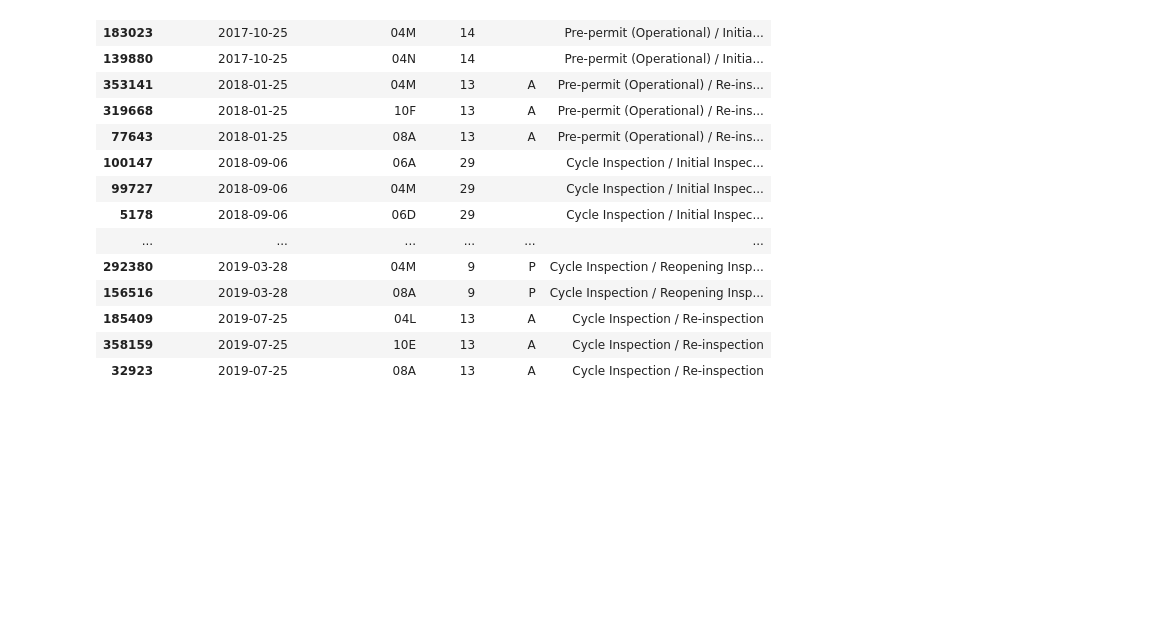
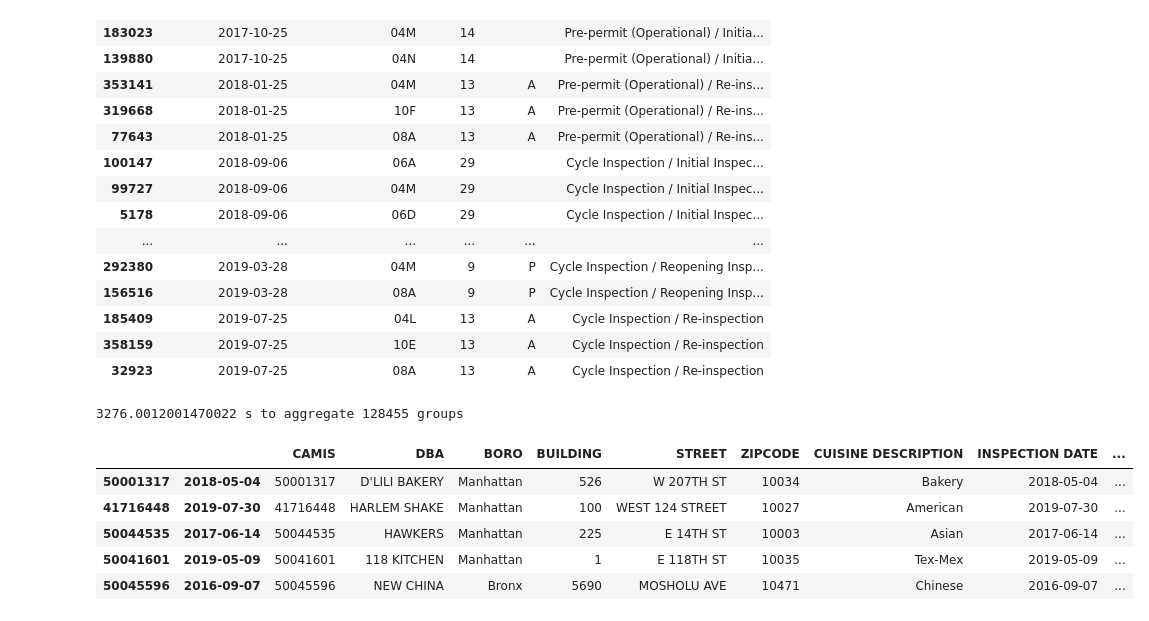
Before and after one commit to VIDA-NYU/openclean-core, a Jupyter notebook: examples/notebooks/NYCRestaurantInspections/NYC Restaurant Inspections - Cleaning.ipynb, the cells around one changed output. Saved outputs shown, nothing was run; the diff lists cells and outputs as text; code cells hidden in the pictures; blank space fills up the shorter version.

Commit message:
aggregate added to notebook

```diff
--- a/examples/notebooks/NYCRestaurantInspections/NYC Restaurant Inspections - Cleaning.ipynb
+++ b/examples/notebooks/NYCRestaurantInspections/NYC Restaurant Inspections - Cleaning.ipynb
@@ -36,7 +36,7 @@ columns=[
     'GRADE',
     'INSPECTION TYPE'
 ]
-ds = ds.select(*columns)
+ds = ds.select(columns)
 # %%
 # During data profiling we decided to
 #
@@ -309,13 +309,43 @@ establishments.get(50069505)[['INSPECTION DATE', 'VIOLATION CODE', 'SCORE', 'GRA
 | 32923 | 2019-07-25 | 08A | 13 | A | Cycle Inspection / Re-inspection |
 # %%
 # This is where we could use a customizable aggregator function
+from openclean.operator.collector.aggregate import aggregate
 
 inspections = groupby(df, ['CAMIS', 'INSPECTION DATE'])
 
-def my_agg(df):
+
+def get_most_frequent(group):
     # If conflict in df['SCORE'] select most frequent value
     # Select only the columns we are interested in
     # Return a single row per group
-    return single_row
+    from collections import Counter
+    row = dict()
+    for cols in group.columns:
+        if cols in ['SCORE']:
+            # incase multiple values with same count, returns top alphabetically/numerically
+            # remember: (nan = last alphabetically, but first numerically)
+            row[cols] = Counter(group[cols]).most_common(1)[0][0]
+        else:
+            row[cols] = group[cols].values[0]
+    return row
 
-df_clean = aggregate(inspections, func=my_agg, schema=['CAMIS', 'BORO', 'CUISINE', 'DATE', 'TYPE', 'SCORE'])
+import time
+
+start = time.perf_counter()
+
+df_clean = aggregate(inspections, func=get_most_frequent)
+
+end = time.perf_counter()
+
+print('{} s to aggregate {} groups'.format(end - start, len(inspections)))
+# %% [output]
+3276.0012001470022 s to aggregate 128455 groups
+# %%
+df_clean.head()
+# %% [output]
+|  |  | CAMIS | DBA | BORO | BUILDING | STREET | ZIPCODE | CUISINE DESCRIPTION | INSPECTION DATE | ... |
+| 50001317 | 2018-05-04 | 50001317 | D'LILI BAKERY | Manhattan | 526 | W 207TH ST | 10034 | Bakery | 2018-05-04 | ... |
+| 41716448 | 2019-07-30 | 41716448 | HARLEM SHAKE | Manhattan | 100 | WEST 124 STREET | 10027 | American | 2019-07-30 | ... |
+| 50044535 | 2017-06-14 | 50044535 | HAWKERS | Manhattan | 225 | E 14TH ST | 10003 | Asian | 2017-06-14 | ... |
+| 50041601 | 2019-05-09 | 50041601 | 118 KITCHEN | Manhattan | 1 | E 118TH ST | 10035 | Tex-Mex | 2019-05-09 | ... |
+| 50045596 | 2016-09-07 | 50045596 | NEW CHINA | Bronx | 5690 | MOSHOLU AVE | 10471 | Chinese | 2016-09-07 | ... |
```
Also changed, not shown: parts of 4 cells of this notebook, 2 other files.
